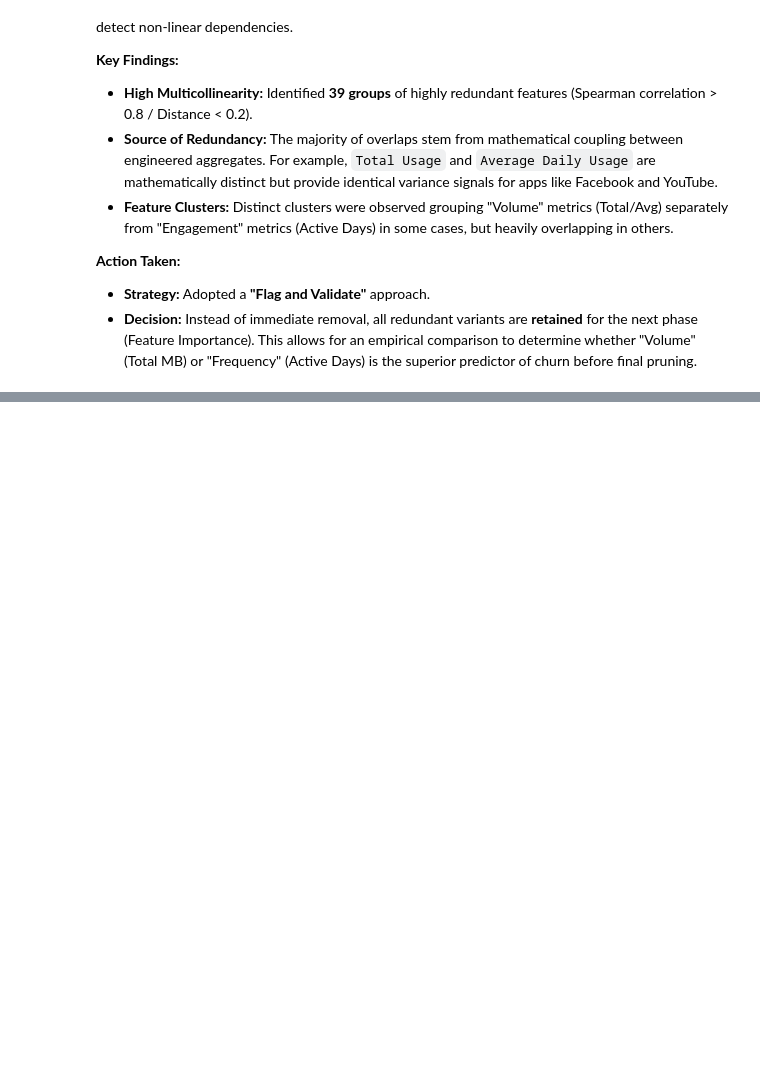
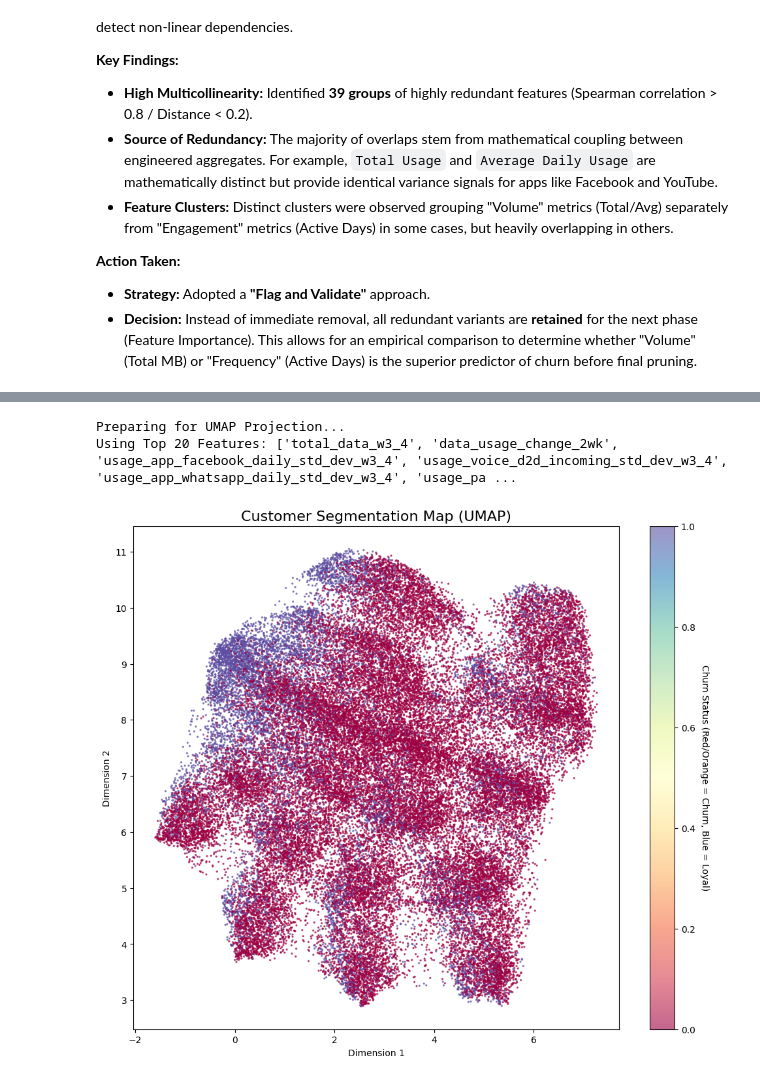
Before and after one commit to tejakusumah-y2008hub/telco-customer-churn-prediction, a Jupyter notebook: notebooks/2.0-yusuftejakusumah-exploratory-data-analysis.ipynb, the cells around one changed output, grey strips where cells are left out. Cells and saved outputs as stored; diff of their text form; code cells hidden in the pictures; blank space fills up the shorter version.

```diff
--- a/notebooks/2.0-yusuftejakusumah-exploratory-data-analysis.ipynb
+++ b/notebooks/2.0-yusuftejakusumah-exploratory-data-analysis.ipynb
@@ -166,0 +467,42 @@ Group 93: ['distinct_services_w3_4', 'change_in_distinct_services']
+# %%
+print("Preparing for UMAP Projection...")
+
+# Select the Top 20 Features from Section 2.4
+top_20_features = feature_rankings['Feature'].head(20).tolist()
+print(f"Using Top 20 Features: {top_20_features}")
+
+# Prepare Data (Handle NaNs and Scale)
+# UMAP requires Scaled Data (Mean=0, Std=1)
+X_segmentation = train_df[top_20_features].fillna(0)
+scaler = StandardScaler()
+X_scaled = scaler.fit_transform(X_segmentation)
+
+# Run UMAP
+# n_neighbors=30: Balances local groups vs global structure
+# min_dist=0.1: How tightly to pack points together
+reducer = umap.UMAP(n_neighbors=30, min_dist=0.1, n_components=2)
+embedding = reducer.fit_transform(X_scaled)
+
+# The Money Plot
+plt.figure(figsize=(12, 10))
+scatter = plt.scatter(
+    embedding[:, 0],
+    embedding[:, 1],
+    c=train_df['churn'],
+    cmap='Spectral',
+    s=2,           # Dot size (keep small for 70k rows)
+    alpha=0.6      # Transparency (helps see density)
+)
+plt.title('Customer Segmentation Map (UMAP)', fontsize=16)
+plt.xlabel('Dimension 1')
+plt.ylabel('Dimension 2')
+
+# Create a custom legend
+cbar = plt.colorbar(scatter)
+cbar.set_label('Churn Status (Red/Orange = Churn, Blue = Loyal)', rotation=270, labelpad=15)
+
+plt.show()
+# %% [output]
+Preparing for UMAP Projection...
+Using Top 20 Features: ['total_data_w3_4', 'data_usage_change_2wk', 'usage_app_facebook_daily_std_dev_w3_4', 'usage_voice_d2d_incoming_std_dev_w3_4', 'usage_app_whatsapp_daily_std_dev_w3_4', 'usage_pa ...
+[figure, added]
```
Also changed, not shown: parts of 21 cells of this notebook, 1 other file.
